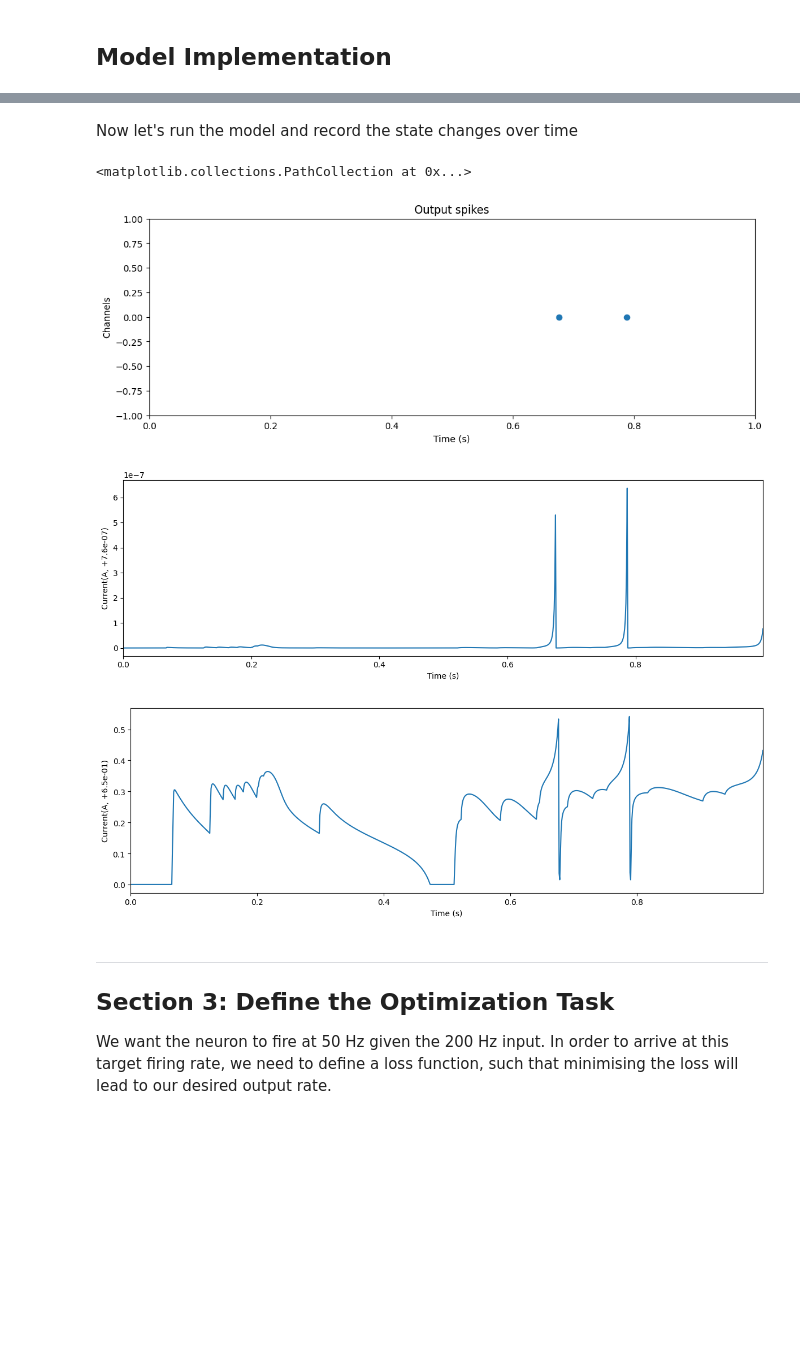
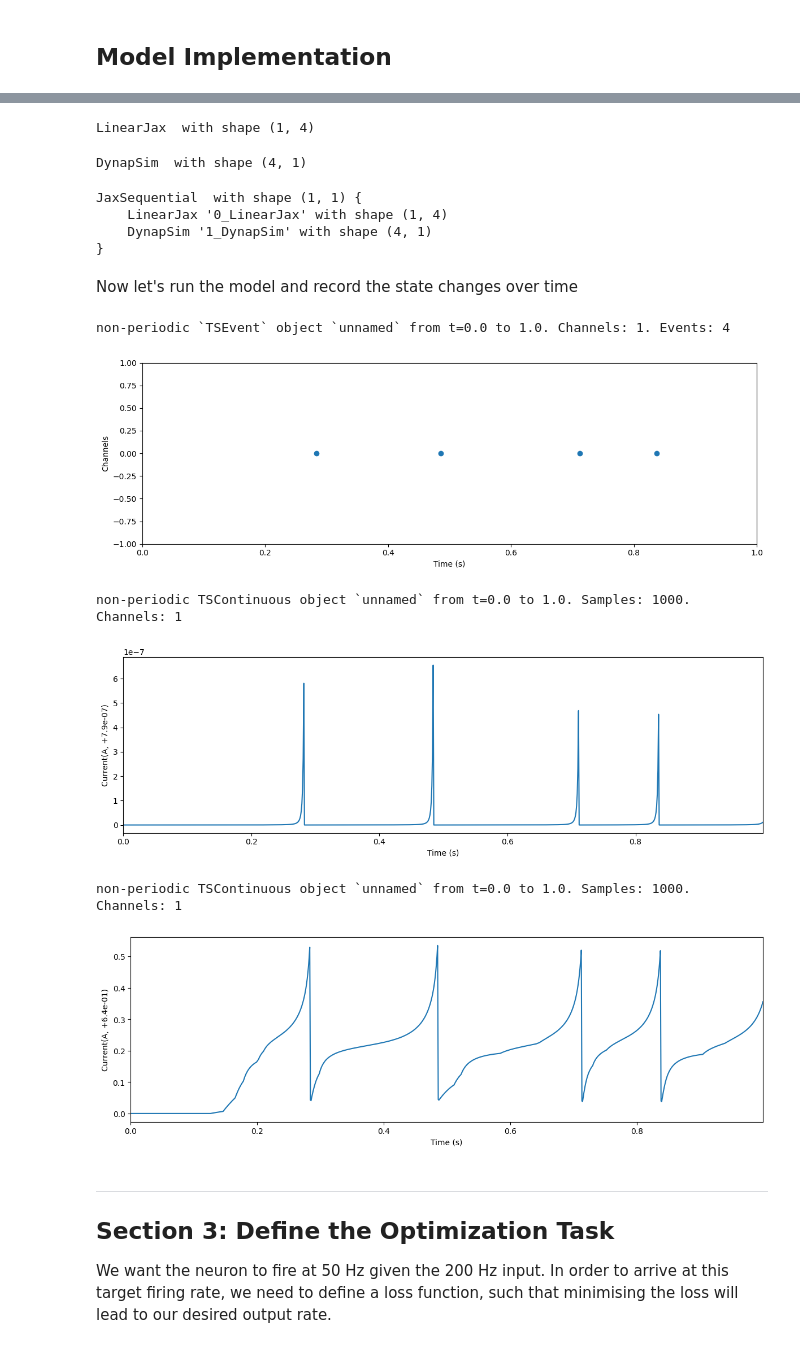
Before and after one commit to synsense/rockpool, a Jupyter notebook: docs/devices/DynapSE/spike_rate.ipynb, the cells around one changed output, grey strips where cells are left out. Drawn from its saved outputs; the diff is of its cells as text; code cells hidden in the pictures; blank space fills up the shorter version.

Commit message:
updated spike rate training

```diff
--- a/docs/devices/DynapSE/spike_rate.ipynb
+++ b/docs/devices/DynapSE/spike_rate.ipynb
@@ -127,0 +100,4 @@ JaxSequential  with shape (1, 1) {
+# %%
+simconfig = DynapSimConfig.from_specification(
+    shape=(n_in, n_rec, n_out), w_in_mask=[[[1, 0, 0, 0]]], w_rec_mask=[[[0, 0, 0, 0]]]
+)
@@ -128,3 +106,30 @@ JaxSequential  with shape (1, 1) {
+# %%
+# --- Input Layer --- #
+linear_in = LinearJax(
+    shape=(n_in, n_rec * n_syn),
+    weight=simconfig.w_in.reshape(n_in, -1),
+    has_bias=False,
+)
+linear_in
+# %% [output]
+LinearJax  with shape (1, 4)
+# %%
+# --- DynapSim Layer --- #
+dynapsim = DynapSim.from_DynapSimConfig(
+    shape=(n_rec * n_syn, n_rec), has_rec=True, simconfig=simconfig
+)
+dynapsim
+# %% [output]
+DynapSim  with shape (4, 1)
+# %%
+# --- Model --- #
+model = Sequential(linear_in, dynapsim)
+model
+# %% [output]
+JaxSequential  with shape (1, 1) {
+    LinearJax '0_LinearJax' with shape (1, 4)
+    DynapSim '1_DynapSim' with shape (4, 1)
+}
 # %% [markdown]
 Now let's run the model and record the state changes over time
 # %%
@@ -135,20 +140,22 @@ rate_out, state, record_dict = model(spikes_in, record = True)
 record_dict.keys()
 rd = record_dict["1_DynapSim"]
 # %%
-spike_ts_out = TSEvent.from_raster(rate_out, name = 'Output spikes', periodic = True, dt = dt)
-spike_ts_out.plot()
+# spike_ts_out = TSEvent.from_raster(rate_out, name = 'Output spikes', periodic = True, dt = dt)
+# spike_ts_out.plot()
+Figure.plot_spikes(rate_out, idx_map=simconfig.router.tag_map_in)
 # %% [output]
-<matplotlib.collections.PathCollection at 0x...>
+non-periodic `TSEvent` object `unnamed` from t=0.0 to 1.0. Channels: 1. Events: 4
-[figure, old version]
+[figure, new version]
 # %%
-Figure.plot_Ix(rd["Imem"][:,0]);
-# plt.yscale('log')
+Figure.plot_Ix(rd["imem"][:, 0])
 # %% [output]
+non-periodic TSContinuous object `unnamed` from t=0.0 to 1.0. Samples: 1000. Channels: 1
-[figure, old version]
+[figure, new version]
 # %%
-Figure.plot_Ix(rd["Vmem"][:,0]);
+Figure.plot_Ix(rd["vmem"][:, 0])
 # %% [output]
+non-periodic TSContinuous object `unnamed` from t=0.0 to 1.0. Samples: 1000. Channels: 1
-[figure, old version]
+[figure, new version]
 # %% [markdown]
 ---
 ## Section 3: Define the Optimization Task
```
Also changed, not shown: parts of 24 cells of this notebook.
